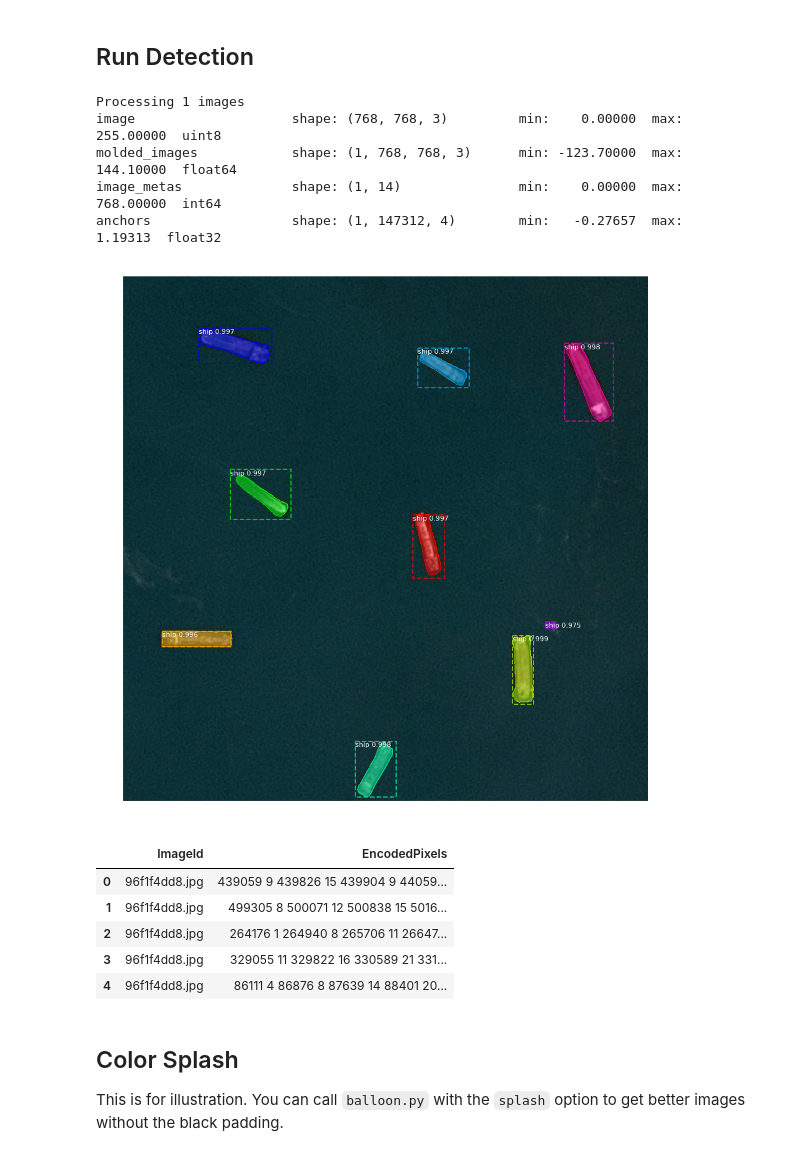
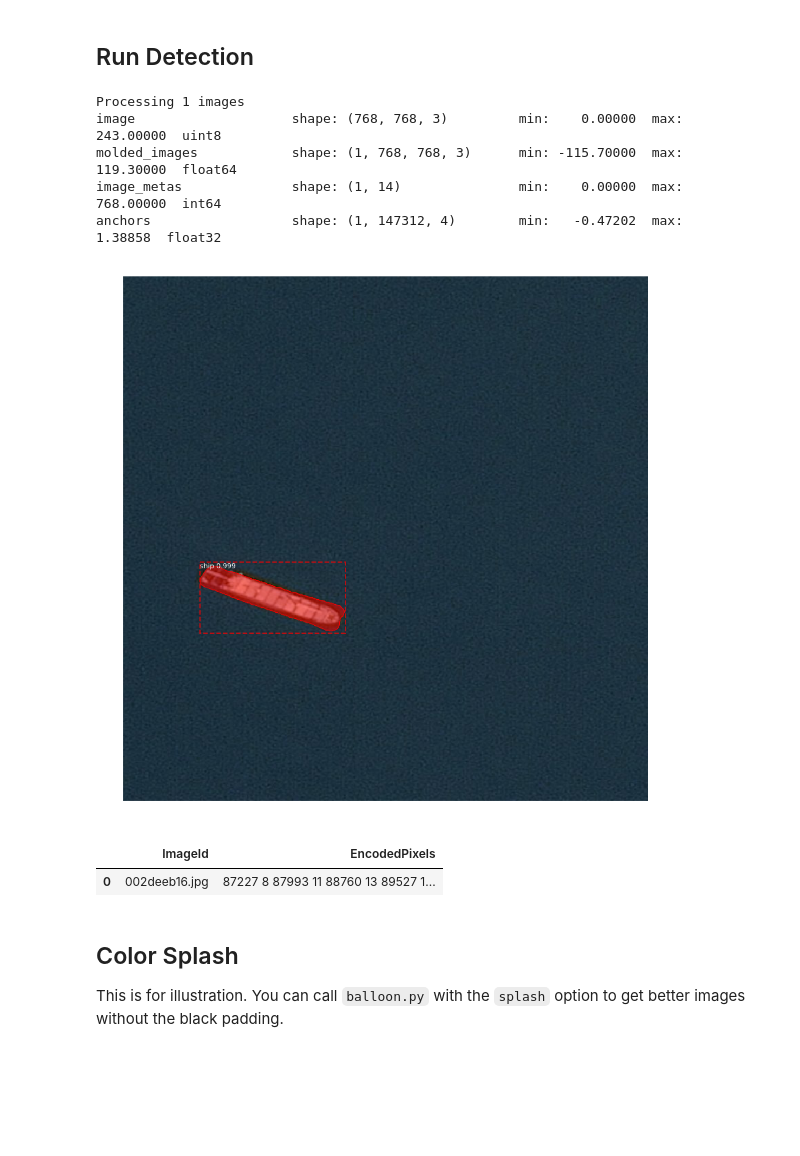
Before and after one commit to gabrielgarza/Mask_RCNN, a Jupyter notebook: samples/ship/inspect_ship_model.ipynb, the cells around one changed output. Cells and saved outputs as stored; diff of their text form; code cells hidden in the pictures; blank space fills up the shorter version.

```diff
--- a/samples/ship/inspect_ship_model.ipynb
+++ b/samples/ship/inspect_ship_model.ipynb
@@ -53,7 +55,17 @@ class InferenceConfig(config.__class__):
     IMAGES_PER_GPU = 1
     DETECTION_NMS_THRESHOLD = 0.0
     DETECTION_MIN_CONFIDENCE = 0.95
-    RPN_ANCHOR_SCALES = (30, 48, 96, 192, 300)
+    RPN_ANCHOR_SCALES = (64, 96, 128, 256, 512)
+    DETECTION_MAX_INSTANCES = 20
+
+#     BACKBONE = "resnet50"
+
+    # # Length of square anchor side in pixels
+#     RPN_ANCHOR_SCALES = (32, 64, 128, 256, 512)
+    #
+    # # Ratios of anchors at each cell (width/height)
+    # # A value of 1 represents a square anchor, and 0.5 is a wide anchor
+#     RPN_ANCHOR_RATIOS = [0.5, 1, 2]
 
 config = InferenceConfig()
 config.display()
@@ -163,72 +175,68 @@ class_names = ['BG', 'ship']
 # val: lots of land 00021ddc3.jpg
 # val: clouds and no ships 00711596a.jpg
 
-# test: 006da0c7b.jpg
-# test: 0005d6d95.jpg
+# test: 006da0c7b.jpg 1 small boat
+# test: 0005d6d95.jpg 1 small boat
 # test: 000194a2d.jpg land, dock, containers hard one
 # test: with land and dock and containers (hard one) 013048d62.jpg
 # test: land, dock, containers 0171499be.jpg
 # test: had overlap 01834cb80.jpg
-# test: had overlap 443cfdb6a.jpg`
+# test: had overlap 443cfdb6a.jpg
 
 # 8904ed828.jpg CORRECT 4 Boats at sea (interesting because it seems like there are 2 pairs of ships touching each other)
 # 890186275.jpg OCEAN NO BOATS - 3 False Positives caused by waves
 # 89001e7f9.jpg CORRECT 0 Boats at sea
 # 90fa78666.jpg CORRECT 3 Boats at sea
-# 96f1f4dd8.jpg CORRECT 8 Boats at sea
-# 970ab9b85.jpg OCEAN NO BOATS - 5 False Positives caused by waves
-# 97144e37a.jpg OCEAN NO BOATS - 5 False Positives caused by waves
-# 56bbd97e1.jpg OCEAN NO BOATS - 9 False Positives caused by waves
-# 61852516a.jpg OCEAN NO BOATS - 8 False Positives caused by waves
-# 6186881a2.jpg OCEAN NO BOATS - 7 False Positives caused by waves
-# 829a3bb7e.jpg CORRECT 5 Boats at sea
-# 8721fe1d6.jpg OCEAN NO BOATS - 8 False Positives caused by waves
-# 87d888520.jpg OCEAN NO BOATS - 6 False Positives caused by waves
-# 9754a98ad.jpg OCEAN NO BOATS - 7 False Positives caused by waves
-# 9eed4be14.jpg OCEAN NO BOATS - 6 False Positives caused by waves
+# 96f1f4dd8.jpg CORRECT 8 Boats at sea 6 with 55 - 8 with others back to normal
+# 970ab9b85.jpg OCEAN NO BOATS - 5 False Positives caused by waves 2 with 55
+# 97144e37a.jpg OCEAN NO BOATS - 5 False Positives caused by waves 1 with 55
+# 56bbd97e1.jpg OCEAN NO BOATS - 9 False Positives caused by waves 1 with 55
+# 61852516a.jpg OCEAN NO BOATS - 8 False Positives caused by waves 3 with 60 - 4 with 55
+# 6186881a2.jpg OCEAN NO BOATS - 7 False Positives caused by waves 0 with 55
+# 829a3bb7e.jpg CORRECT 5 Boats at sea - 3 with 55 - 4 with 64
+# 8721fe1d6.jpg OCEAN NO BOATS - 8 False Positives caused by waves 0 with 55
+# 87d888520.jpg OCEAN NO BOATS - 6 False Positives caused by waves 2 with 55
+# 9754a98ad.jpg OCEAN NO BOATS - 7 False Positives caused by waves 2 with 60 - 2 with 55
+# 9eed4be14.jpg OCEAN NO BOATS - 6 False Positives caused by waves 1 with 60 - 1 with 55
 
-image_id = "96f1f4dd8.jpg"
-subset = "test"
+image_id = "002deeb16.jpg"
+subset = "val"
 image = skimage.io.imread(os.path.join(ROOT_DIR, SHIP_DIR, subset, image_id))
 
 # Run detection
 results = model.detect([image], verbose=1)
 
 # Visualize results
 r = results[0]
 visualize.display_instances(image, r['rois'], r['masks'], r['class_ids'],
                             class_names, r['scores'])
 
 out_pred_rows = []
 re_encoded_to_rle_list = []
 for i in np.arange(np.array(r['masks']).shape[-1]):
     boolean_mask = r['masks'][:,:,i]
     re_encoded_to_rle = dataset.rle_encode(boolean_mask)
     re_encoded_to_rle_list.append(re_encoded_to_rle)
 
 if len(re_encoded_to_rle_list) == 0:
     out_pred_rows += [{'ImageId': image_id, 'EncodedPixels': ''}]
 else:
     for rle_mask in re_encoded_to_rle_list:
         out_pred_rows += [{'ImageId': image_id, 'EncodedPixels': rle_mask}]
 
 
 
 submission_df = pd.DataFrame(out_pred_rows)[['ImageId', 'EncodedPixels']]
 submission_df.head()
 # %% [output]
 Processing 1 images
-image                    shape: (768, 768, 3)         min:    0.00000  max:  255.00000  uint8
-molded_images            shape: (1, 768, 768, 3)      min: -123.70000  max:  144.10000  float64
+image                    shape: (768, 768, 3)         min:    0.00000  max:  243.00000  uint8
+molded_images            shape: (1, 768, 768, 3)      min: -115.70000  max:  119.30000  float64
 image_metas              shape: (1, 14)               min:    0.00000  max:  768.00000  int64
-anchors                  shape: (1, 147312, 4)        min:   -0.27657  max:    1.19313  float32
+anchors                  shape: (1, 147312, 4)        min:   -0.47202  max:    1.38858  float32
-[figure, old version]
+[figure, new version]
 |  | ImageId | EncodedPixels |
-| 0 | 96f1f4dd8.jpg | 439059 9 439826 15 439904 9 44059... |
-| 1 | 96f1f4dd8.jpg | 499305 8 500071 12 500838 15 5016... |
-| 2 | 96f1f4dd8.jpg | 264176 1 264940 8 265706 11 26647... |
-| 3 | 96f1f4dd8.jpg | 329055 11 329822 16 330589 21 331... |
-| 4 | 96f1f4dd8.jpg | 86111 4 86876 8 87639 14 88401 20... |
+| 0 | 002deeb16.jpg | 87227 8 87993 11 88760 13 89527 1... |
 # %%
 
 #
```
Also changed, not shown: parts of 2 cells of this notebook, 1 other file.
